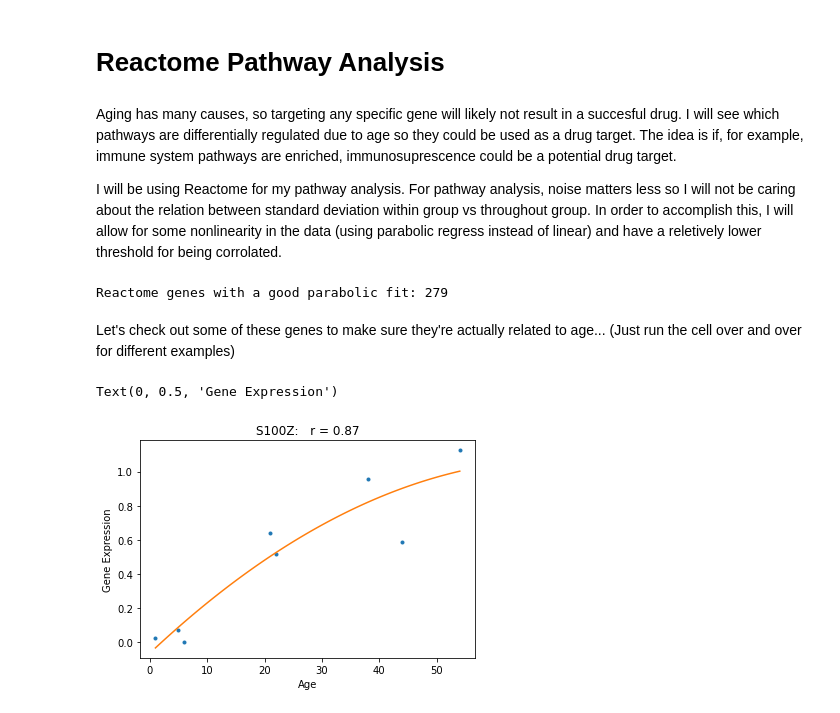
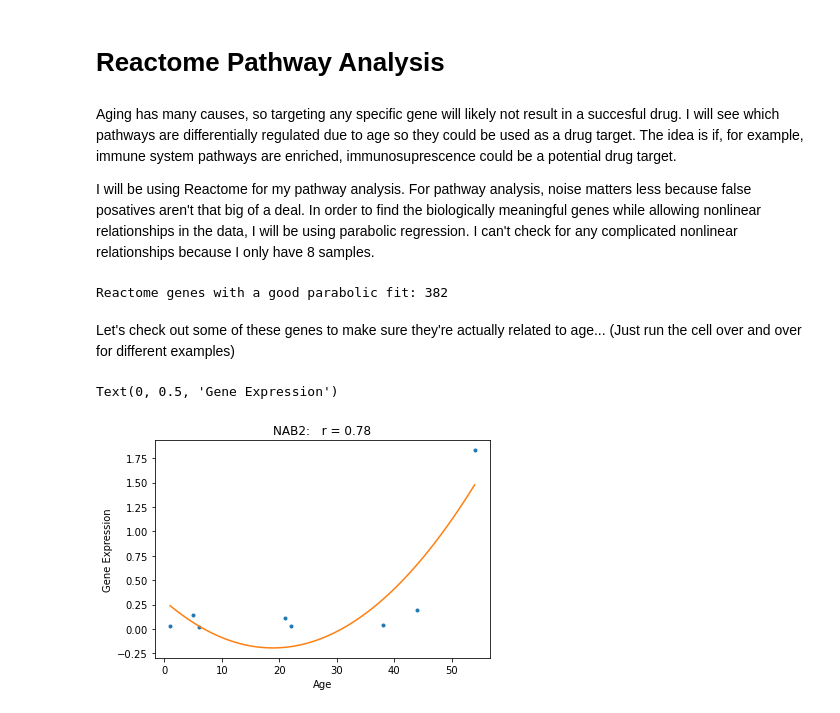
Before and after one commit to RARARARARARARARARARARARA/RNAseqAnalysis, a Jupyter notebook: ProcessingV0.ipynb, the cells around one changed output. Cells and saved outputs as stored; diff of their text form; code cells hidden in the pictures.

```diff
--- a/ProcessingV0.ipynb
+++ b/ProcessingV0.ipynb
@@ -115,23 +113,17 @@ The first thing to do would be removing genes whose standard deviation is larger
 # %%
 folder = 'DenoisedData/'
-stds = []
-means = []
+iqrs = []
+meds = []
 for i,f in enumerate(sorted(listdir(folder))):
     df = pd.read_csv(folder+f,delimiter='\t')
     counts = df[df.columns[1:]]
     genes = df['Gene']
-    print('(Genes, Cells) =',counts.shape)
-    genemean = counts.mean(axis=1)
-    genestd = counts.std(axis=1)
+    # print('(Genes, Cells) =',counts.shape)
+    genemed = np.median(counts,axis=1)
+    geneiqr = np.percentile(counts, [75 ,25],axis=1)
 
-
-    stds += [genestd]
-    means += [genemean]
-
-stds = np.array(list(stds))
-means = np.array(list(means))
-outgroupstd = means.std(axis=0)
-ingroupstd = np.median(stds,axis=0)
-print('Failed genes due to high in group variance:',sum(ingroupstd >= outgroupstd))
-print('Possible genes:',sum(ingroupstd < outgroupstd))
-potentialgenes = genes[ingroupstd < outgroupstd]
+    iqrs += [geneiqr]
+    meds += [genemed]
+iqrs = np.array(list(iqrs))
+meds = np.array(list(meds))
+gene2ind = { j : i for i,j in enumerate(genes) }
@@ -152,11 +133,11 @@ Possible genes: 7358
 Aging has many causes, so targeting any specific gene will likely not result in a succesful drug. I will see which pathways are differentially regulated due to age so they could be used as a drug target. The idea is if, for example, immune system pathways are enriched, immunosuprescence could be a potential drug target.
 
 
-I will be using Reactome for my pathway analysis. For pathway analysis, noise matters less so I will not be caring about the relation between standard deviation within group vs throughout group. In order to accomplish this, I will allow for some nonlinearity in the data (using parabolic regress instead of linear) and have a reletively lower threshold for being corrolated.
+I will be using Reactome for my pathway analysis. For pathway analysis, noise matters less because false posatives aren't that big of a deal. In order to find the biologically meaningful genes while allowing nonlinear relationships in the data, I will be using parabolic regression. I can't check for any complicated nonlinear relationships because I only have 8 samples.
 # %%
 t = [int(i[:2]) for i in sorted(listdir(folder))]
 goodinds = []
-for i,y in enumerate(means.T):
+for i,y in enumerate(meds.T):
     if np.max(y) > 1:
         poly = np.poly1d(np.polyfit(t, y, 2))
         yhat = poly(t)
@@ -170,24 +151,24 @@ with open('ReactomeGenesV0.txt','w+') as f:
     for i in genes[goodinds]:
         f.write(i+'\n')
 # %% [output]
-Reactome genes with a good parabolic fit: 279
+Reactome genes with a good parabolic fit: 382
 # %% [markdown]
 Let's check out some of these genes to make sure they're actually related to age... (Just run the cell over and over for different examples)
 # %%
 thay = np.linspace(min(t),max(t),100)
 g = random.choice(goodinds)
-y = means[:,g].T
+y = meds[:,g].T
 poly = np.poly1d(np.polyfit(t, y, 2))
 yhat = poly(t)
 r = r2_score(y,yhat)
 plt.plot(t,y,'.')
 plt.plot(thay,poly(thay))
 plt.title(f"{genes[g]}:   r = {round(r,2)}")
 plt.xlabel('Age')
 plt.ylabel('Gene Expression')
 # %% [output]
 Text(0, 0.5, 'Gene Expression')
-[figure, old version]
+[figure, new version]
 # %% [markdown]
 These genes were then ran through Reactome for pathway analysis.
 
```
Also changed, not shown: parts of 15 cells of this notebook, 5 other files.
